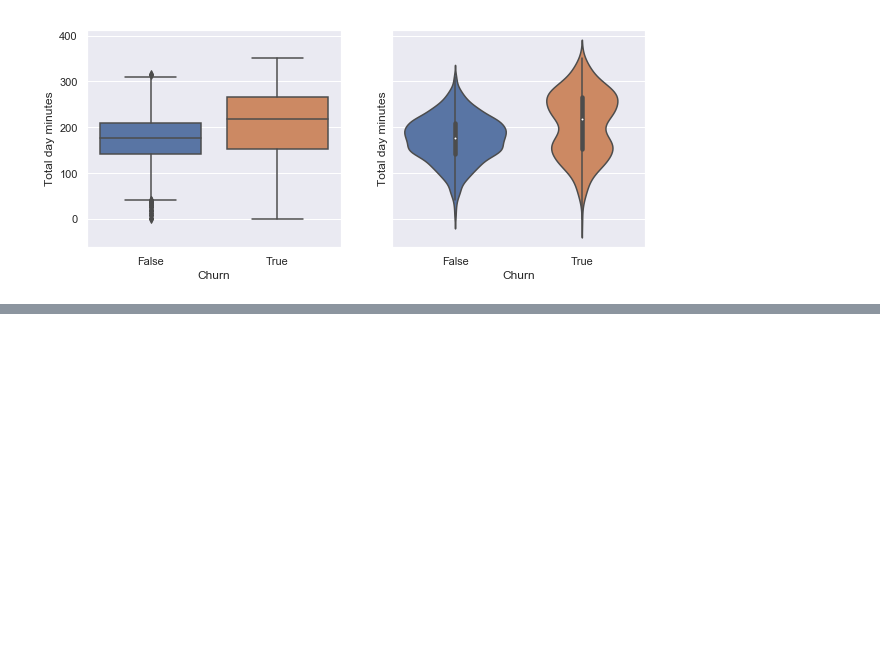
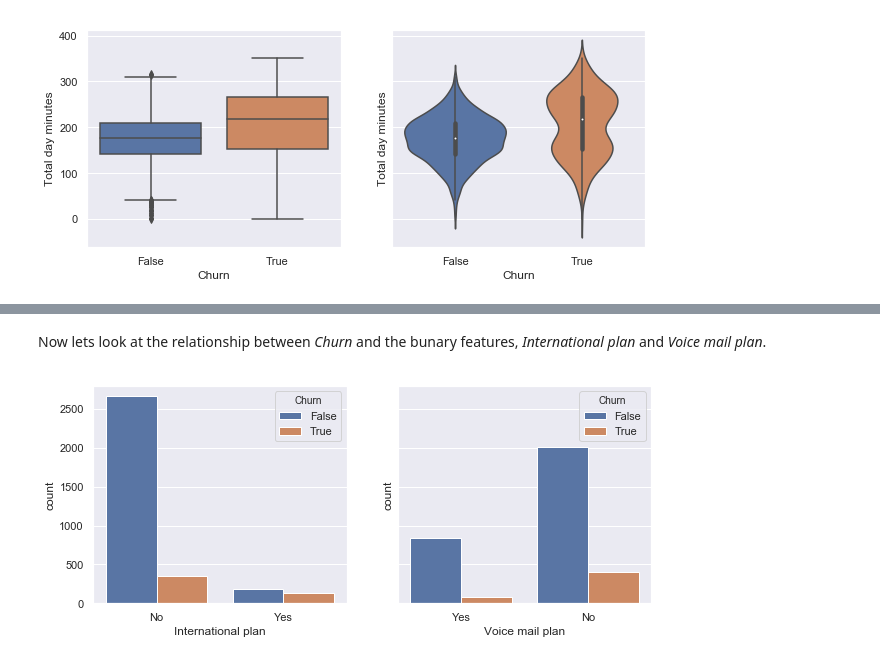
Before and after one commit to apollopower/machine-learning-concepts-review, a Jupyter notebook: mlcourse_ai/data_visualization/Visual Data Analysis; Part 1.ipynb, the cells around one changed output, grey strips where cells are left out. Saved outputs shown, nothing was run; the diff lists cells and outputs as text; code cells hidden in the pictures; blank space fills up the shorter version.

```diff
--- a/mlcourse_ai/data_visualization/Visual Data Analysis; Part 1.ipynb
+++ b/mlcourse_ai/data_visualization/Visual Data Analysis; Part 1.ipynb
@@ -287,0 +312,9 @@ sns.violinplot(x='Churn', y='Total day minutes', data=df, ax=axes[1]);
+# %% [markdown]
+Now lets look at the relationship between _Churn_ and the bunary features, _International plan_ and _Voice mail plan_.
+# %%
+_, axes = plt.subplots(nrows=1, ncols=2, sharey=True, figsize=(10, 4))
+
+sns.countplot(x='International plan', hue='Churn', data=df, ax=axes[0]);
+sns.countplot(x='Voice mail plan', hue='Churn', data=df, ax=axes[1]);
+# %% [output]
+[figure, added]
```
Also changed, not shown: parts of 27 cells of this notebook.
